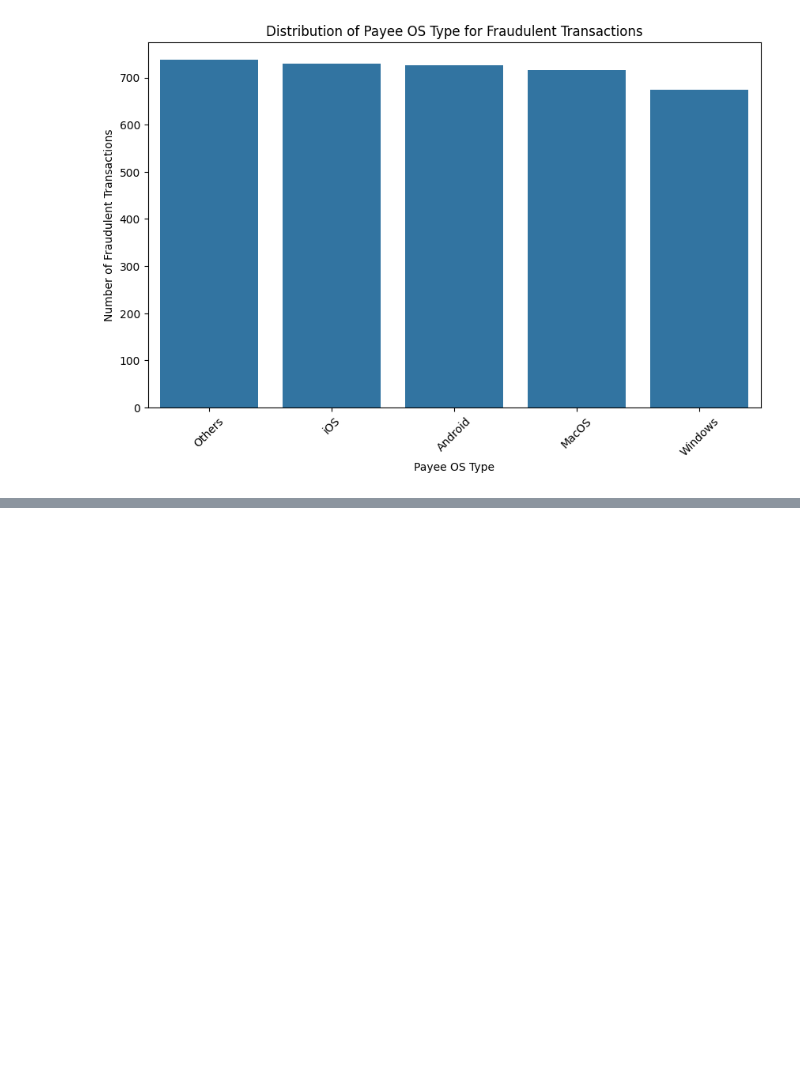
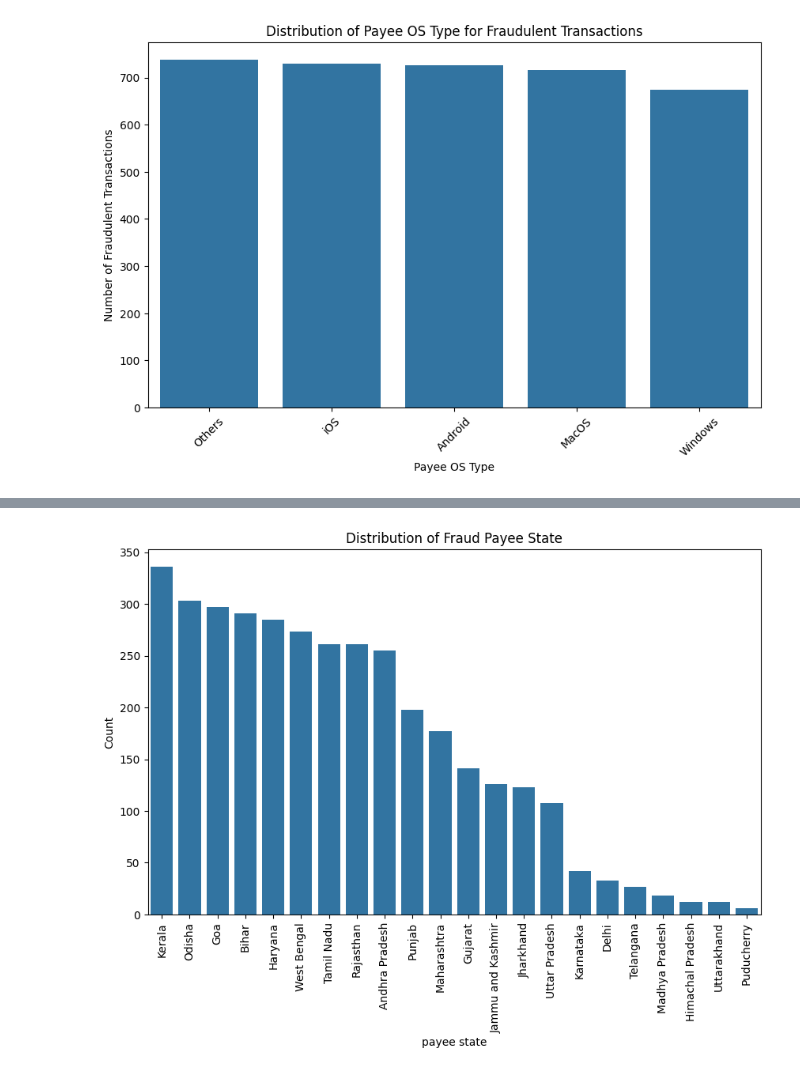
Before and after one commit to shashwatdixit10/Fraud-Detection-ML, a Jupyter notebook: ML Project.ipynb, the cells around one changed output, grey strips where cells are left out. Cells and saved outputs as stored; diff of their text form; code cells hidden in the pictures; blank space fills up the shorter version.

```diff
--- a/ML Project.ipynb
+++ b/ML Project.ipynb
@@ -173,0 +217,14 @@ plt.show()
+# %%
+fraud_data = data[data['txn_subtype']=='Fraudulent Transaction']
+# %%
+subtype_counts = fraud_data['payee_state'].value_counts()
+# %%
+plt.figure(figsize=(10,6))
+sns.barplot(x=subtype_counts.index,y = subtype_counts.values)
+plt.title('Distribution of Fraud Payee State')
+plt.xlabel('payee state')
+plt.ylabel('Count')
+plt.xticks(rotation = 90)
+plt.show()
+# %% [output]
+[figure, added]
```
Also changed, not shown: parts of 4 cells of this notebook.
